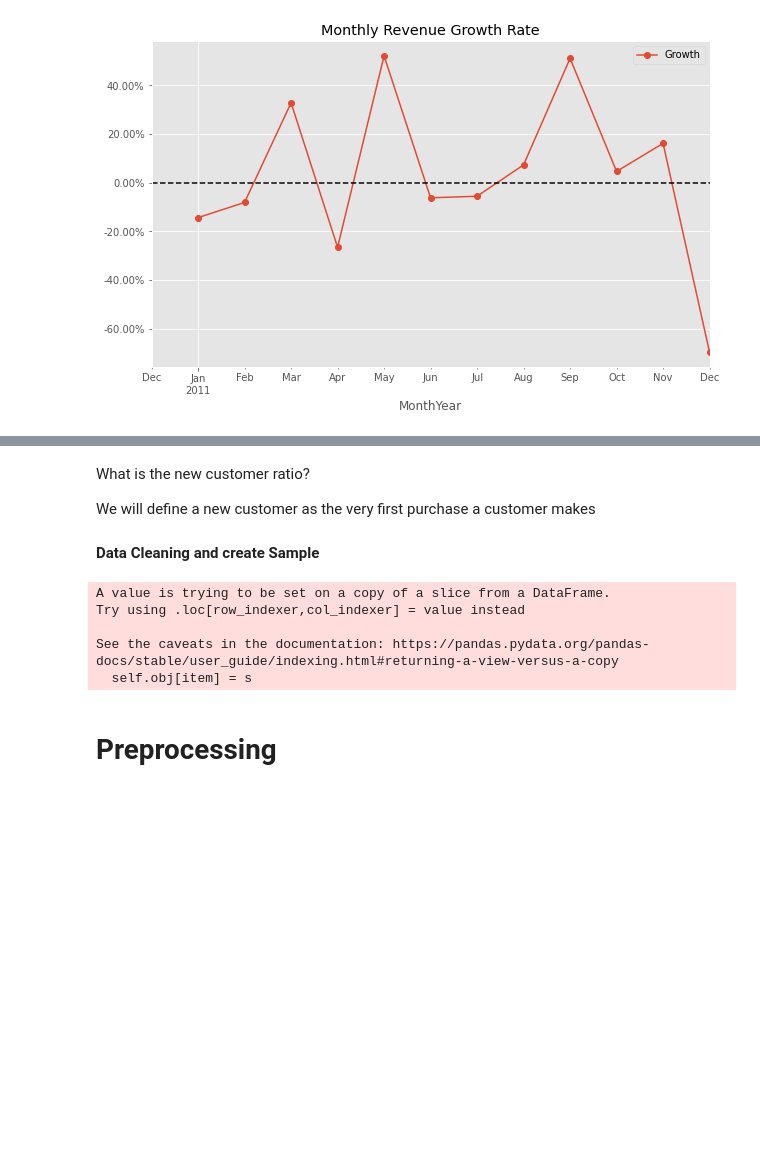
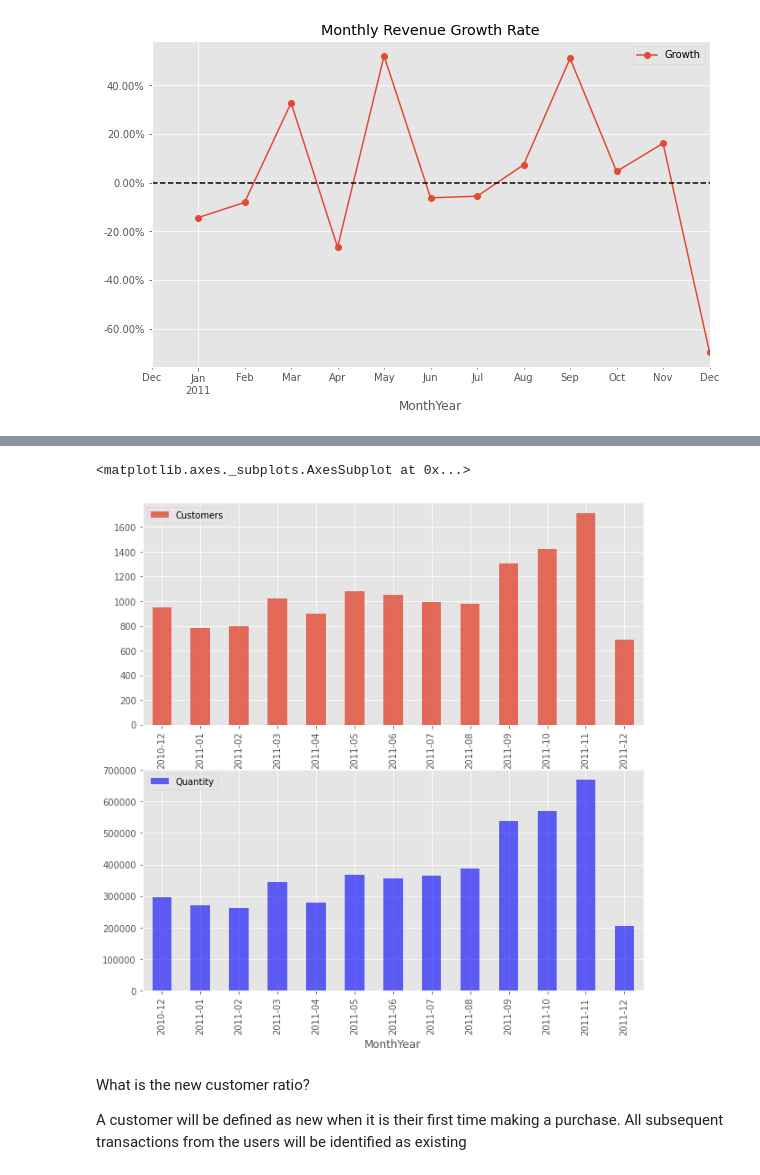
Before and after one commit to KishenSharma6/Online_Retail_Customer_Segmentation, a Jupyter notebook: notebooks/EDA.ipynb, the cells around one changed output, grey strips where cells are left out. Cells and saved outputs as stored; diff of their text form; code cells hidden in the pictures; blank space fills up the shorter version.

Commit message:
Added counts of monthly orders plot

```diff
--- a/notebooks/EDA.ipynb
+++ b/notebooks/EDA.ipynb
@@ -131,20 +121,0 @@ customers.plot(x='MonthYear', y= 'CustomerID',
-# %% [markdown]
-What is the new customer ratio?
-
-We will define a new customer as the very first purchase a customer makes
-# %% [markdown]
-**Data Cleaning and create Sample**
-# %%
-#Remove rows without a CustomerId
-clean_df= raw_data.loc[~(raw_data.CustomerID.isna())]
-
-#Convert CustomerID to object
-clean_df.loc[:, 'CustomerID']= clean_df['CustomerID'].astype('object')
-# %% [output]
-A value is trying to be set on a copy of a slice from a DataFrame.
-Try using .loc[row_indexer,col_indexer] = value instead
-
-See the caveats in the documentation: https://pandas.pydata.org/pandas-docs/stable/user_guide/indexing.html#returning-a-view-versus-a-copy
-  self.obj[item] = s
-# %% [markdown]
-# Preprocessing
@@ -153,0 +122,20 @@ sample= clean_df.sample(n= 10_000, random_state= 24)
+# %%
+#Prep data
+activeCustomers= metrics.groupby(['MonthYear'])['CustomerID'].nunique().reset_index()
+monthlyOrders= metrics.groupby('MonthYear')['Quantity'].sum().reset_index()
+
+f, ax= plt.subplots(2,1,figsize = (10,10))
+
+activeCustomers.plot(x='MonthYear', y= 'CustomerID',
+               alpha=.8, kind='bar',
+               label= 'Customers', ax= ax[0])
+
+monthlyOrders.plot(x='MonthYear', y= 'Quantity',
+                   color='blue', alpha=.6, kind='bar', ax=ax[1])
+# %% [output]
+<matplotlib.axes._subplots.AxesSubplot at 0x...>
+[figure, added]
+# %% [markdown]
+What is the new customer ratio?
+
+A customer will be defined as new when it is their first time making a purchase. All subsequent transactions from the users will be identified as existing
```
Also changed, not shown: parts of 4 cells of this notebook.
